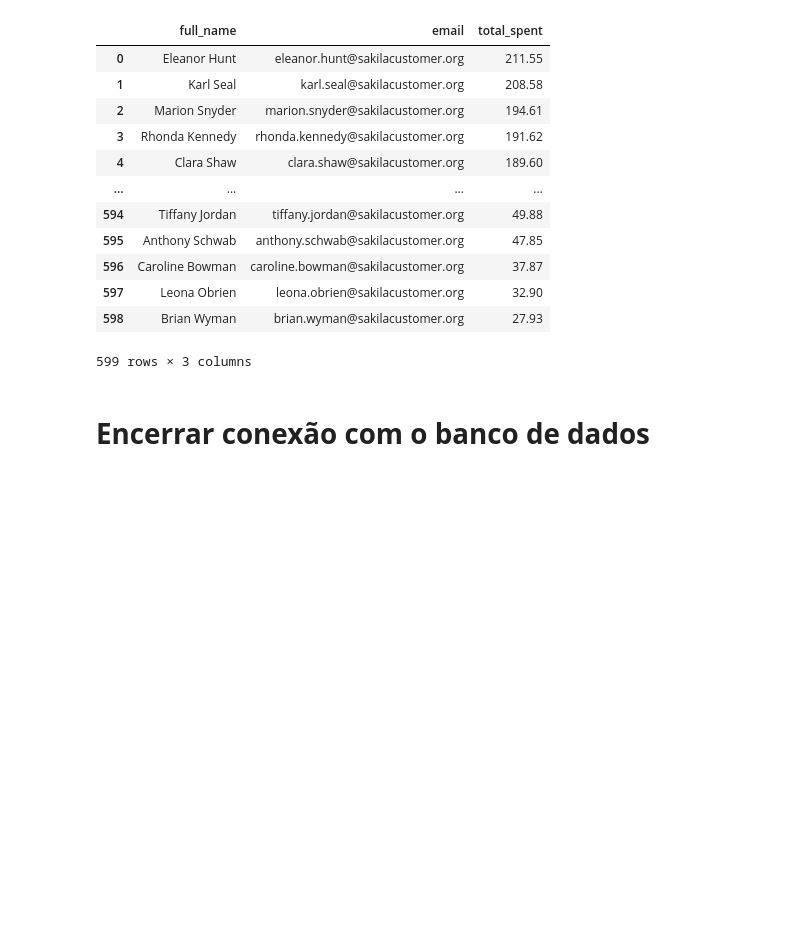
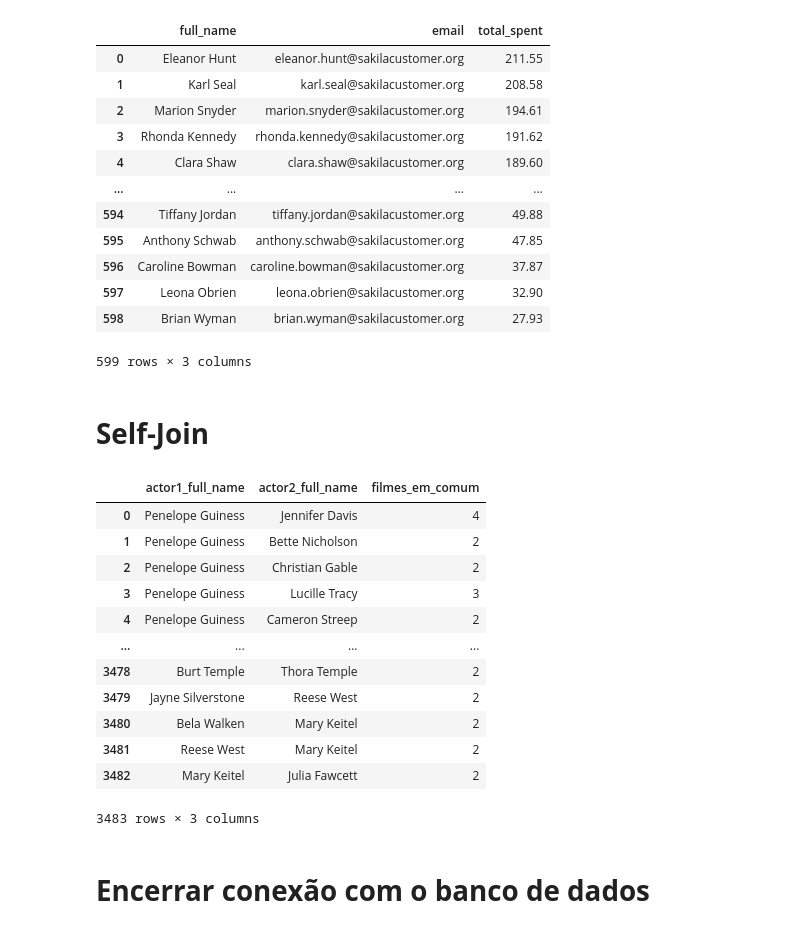
Before and after one commit to LRLeite/Data-Analytics, a Jupyter notebook: Explorando Dados com SQL/dvd_rental.ipynb, the cells around one changed output. Saved outputs shown, nothing was run; the diff lists cells and outputs as text; code cells hidden in the pictures; blank space fills up the shorter version.

```diff
--- a/Explorando Dados com SQL/dvd_rental.ipynb
+++ b/Explorando Dados com SQL/dvd_rental.ipynb
@@ -470,6 +504,47 @@ display(df_17)
 | 597 | Leona Obrien | leona.obrien@sakilacustomer.org | 32.90 |
 | 598 | Brian Wyman | brian.wyman@sakilacustomer.org | 27.93 |
 599 rows × 3 columns
+# %% [markdown]
+# **Self-Join**
+# %%
+#Listar todos os pares de atores que atuaram juntos em pelo menos dois filmes diferentes
+query_19 = """
+SELECT
+    a1.first_name || ' ' || a1.last_name AS actor1_full_name,
+    a2.first_name || ' ' || a2.last_name AS actor2_full_name,
+    COUNT(DISTINCT fa1.film_id) AS filmes_em_comum
+FROM
+    film_actor AS fa1
+JOIN
+    film_actor AS fa2 ON fa1.film_id = fa2.film_id -- Atores no MESMO filme
+JOIN
+    actor AS a1 ON fa1.actor_id = a1.actor_id -- Junta com a tabela actor para o nome do Ator 1
+JOIN
+    actor AS a2 ON fa2.actor_id = a2.actor_id -- Junta com a tabela actor para o nome do Ator 2
+WHERE
+    fa1.actor_id < fa2.actor_id -- Garante que sejam atores DIFERENTES e evita duplicatas (A,B e B,A)
+GROUP BY
+    a1.actor_id, a2.actor_id, a1.first_name, a1.last_name, a2.first_name, a2.last_name
+HAVING
+    COUNT(DISTINCT fa1.film_id) > 1; -- Atuaram juntos em MAIS de um filme
+"""
+
+df_19 = pd.read_sql_query(query_19, engine)
+display(df_19)
+# %% [output]
+|  | actor1_full_name | actor2_full_name | filmes_em_comum |
+| 0 | Penelope Guiness | Jennifer Davis | 4 |
+| 1 | Penelope Guiness | Bette Nicholson | 2 |
+| 2 | Penelope Guiness | Christian Gable | 2 |
+| 3 | Penelope Guiness | Lucille Tracy | 3 |
+| 4 | Penelope Guiness | Cameron Streep | 2 |
+| ... | ... | ... | ... |
+| 3478 | Burt Temple | Thora Temple | 2 |
+| 3479 | Jayne Silverstone | Reese West | 2 |
+| 3480 | Bela Walken | Mary Keitel | 2 |
+| 3481 | Reese West | Mary Keitel | 2 |
+| 3482 | Mary Keitel | Julia Fawcett | 2 |
+3483 rows × 3 columns
 # %% [markdown]
 **<h1>Encerrar conexão com o banco de dados</h1>**
 # %%
```
Also changed, not shown: parts of 3 cells of this notebook.
